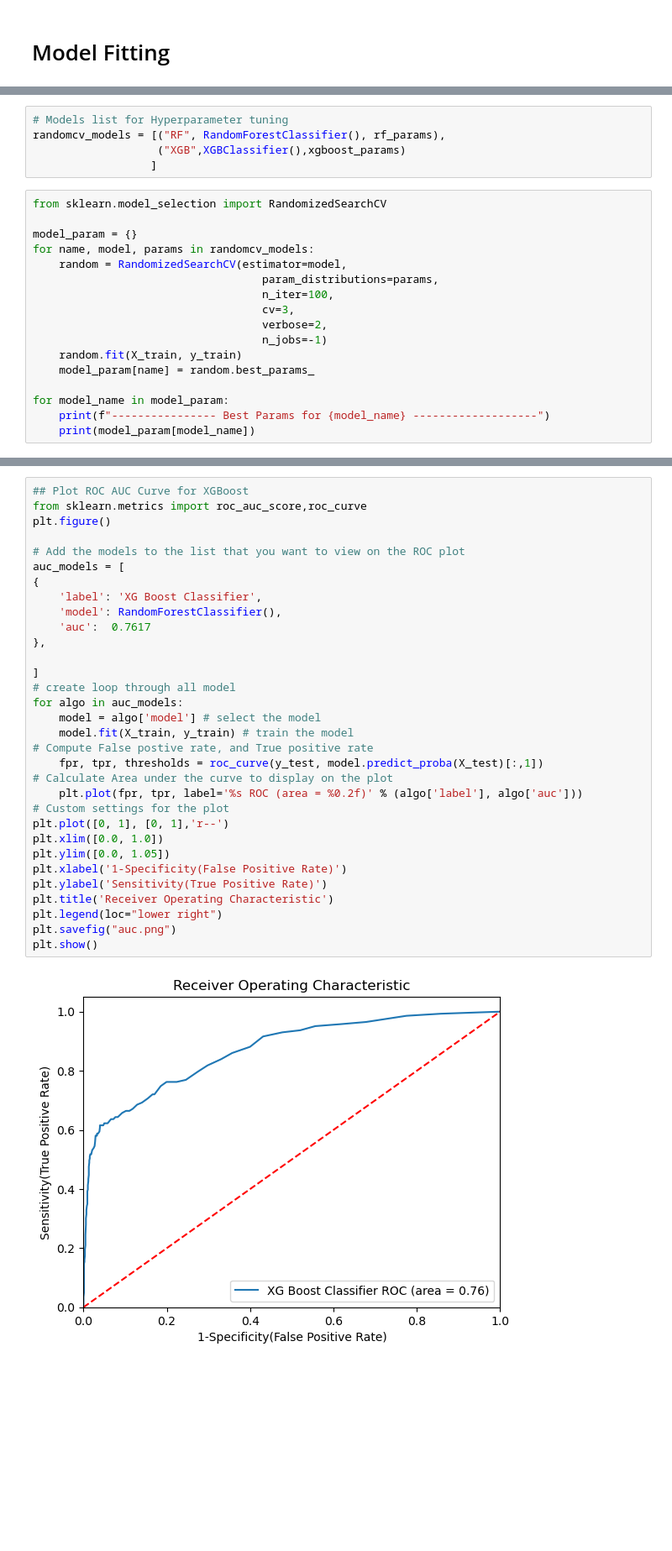
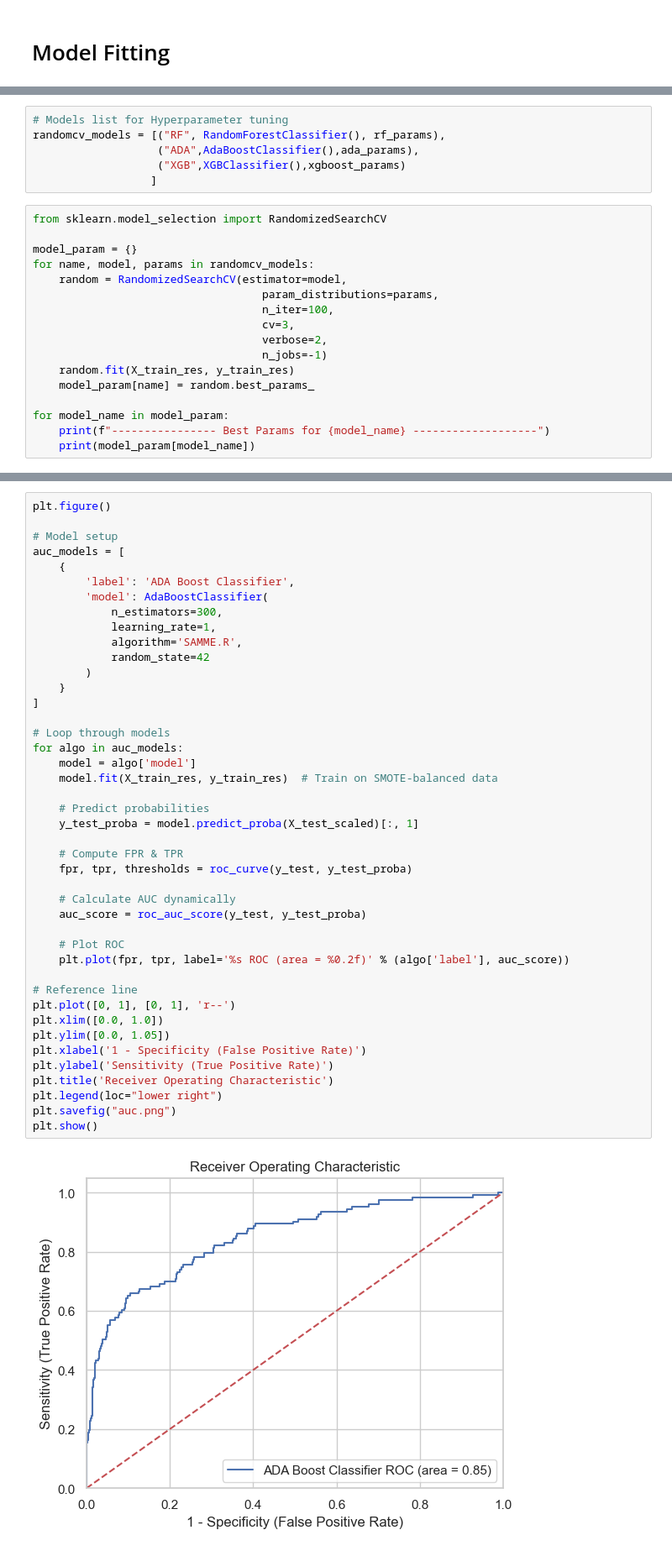
Before and after one commit to Shikta2003/Breast-Cancer-Prediction, a Jupyter notebook: Breast Cancer Prediction.ipynb, the cells around one changed output, grey strips where cells are left out. Shown at 84% size. Saved outputs shown, nothing was run; the diff lists cells and outputs as text; blank space fills up the shorter version.

```diff
--- a/Breast Cancer Prediction.ipynb
+++ b/Breast Cancer Prediction.ipynb
@@ -369,6 +539,7 @@ xgboost_params={"learning_rate":[0.1,0.01],
 # %%
 # Models list for Hyperparameter tuning
 randomcv_models = [("RF", RandomForestClassifier(), rf_params),
+                   ("ADA",AdaBoostClassifier(),ada_params),
                    ("XGB",XGBClassifier(),xgboost_params)
                   ]
 # %%
@@ -382,7 +553,7 @@ for name, model, params in randomcv_models:
                                    cv=3,
                                    verbose=2,
                                    n_jobs=-1)
-    random.fit(X_train, y_train)
+    random.fit(X_train_res, y_train_res)
     model_param[name] = random.best_params_
 
 for model_name in model_param:
@@ -507,34 +696,45 @@ plt.show()
 # %%
-## Plot ROC AUC Curve for XGBoost
-from sklearn.metrics import roc_auc_score,roc_curve
 plt.figure()
 
-# Add the models to the list that you want to view on the ROC plot
+# Model setup
 auc_models = [
-{
-    'label': 'XG Boost Classifier',
-    'model': RandomForestClassifier(),
-    'auc':  0.7617
-},
+    {
+        'label': 'ADA Boost Classifier',
+        'model': AdaBoostClassifier(
+            n_estimators=300,
+            learning_rate=1,
+            algorithm='SAMME.R',
+            random_state=42
+        )
+    }
+]
 
-]
-# create loop through all model
+# Loop through models
 for algo in auc_models:
-    model = algo['model'] # select the model
-    model.fit(X_train, y_train) # train the model
-# Compute False postive rate, and True positive rate
-    fpr, tpr, thresholds = roc_curve(y_test, model.predict_proba(X_test)[:,1])
-# Calculate Area under the curve to display on the plot
-    plt.plot(fpr, tpr, label='%s ROC (area = %0.2f)' % (algo['label'], algo['auc']))
-# Custom settings for the plot
-plt.plot([0, 1], [0, 1],'r--')
+    model = algo['model']
+    model.fit(X_train_res, y_train_res)  # Train on SMOTE-balanced data
+
+    # Predict probabilities
+    y_test_proba = model.predict_proba(X_test_scaled)[:, 1]
+
+    # Compute FPR & TPR
+    fpr, tpr, thresholds = roc_curve(y_test, y_test_proba)
+
+    # Calculate AUC dynamically
+    auc_score = roc_auc_score(y_test, y_test_proba)
+
+    # Plot ROC
+    plt.plot(fpr, tpr, label='%s ROC (area = %0.2f)' % (algo['label'], auc_score))
+
+# Reference line
+plt.plot([0, 1], [0, 1], 'r--')
 plt.xlim([0.0, 1.0])
 plt.ylim([0.0, 1.05])
-plt.xlabel('1-Specificity(False Positive Rate)')
-plt.ylabel('Sensitivity(True Positive Rate)')
+plt.xlabel('1 - Specificity (False Positive Rate)')
+plt.ylabel('Sensitivity (True Positive Rate)')
 plt.title('Receiver Operating Characteristic')
 plt.legend(loc="lower right")
 plt.savefig("auc.png")
 plt.show()
 # %% [output]
-[figure, old version]
+[figure, new version]
```
Also changed, not shown: parts of 60 cells of this notebook.
